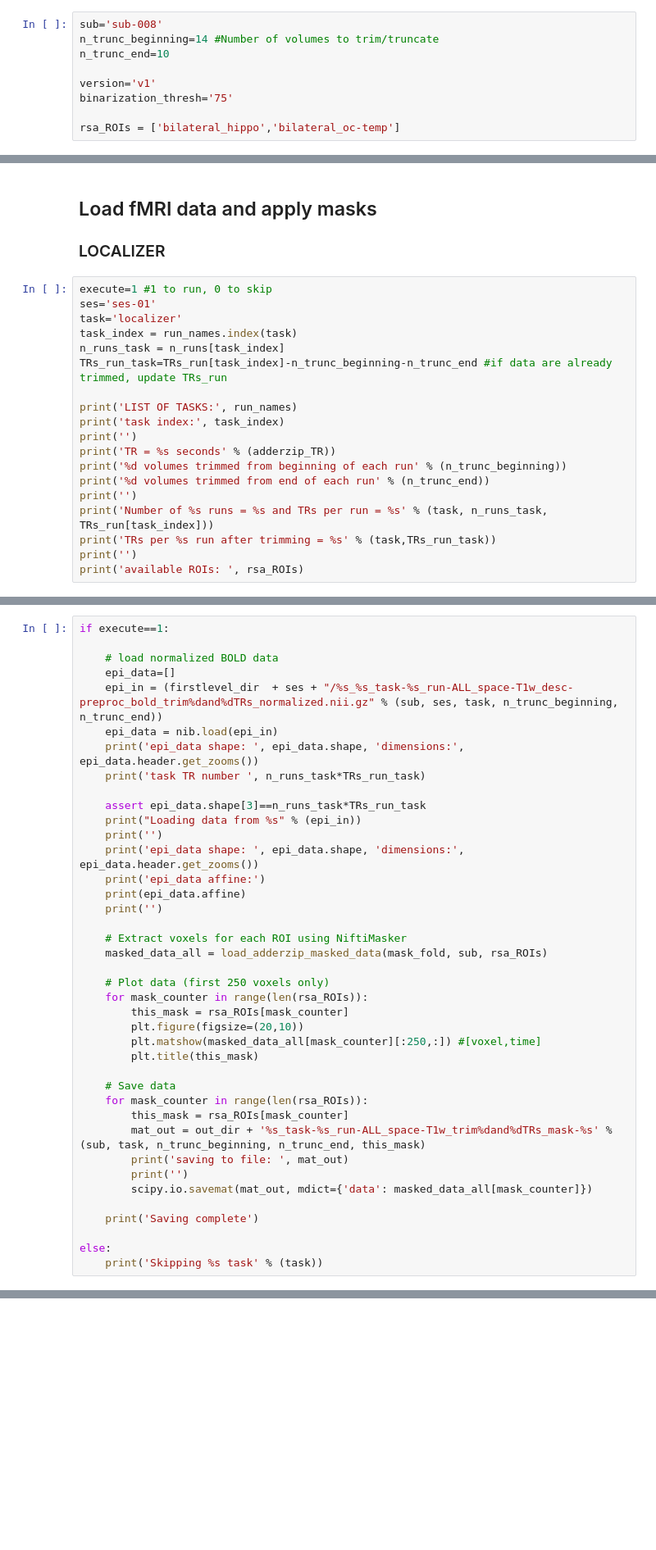
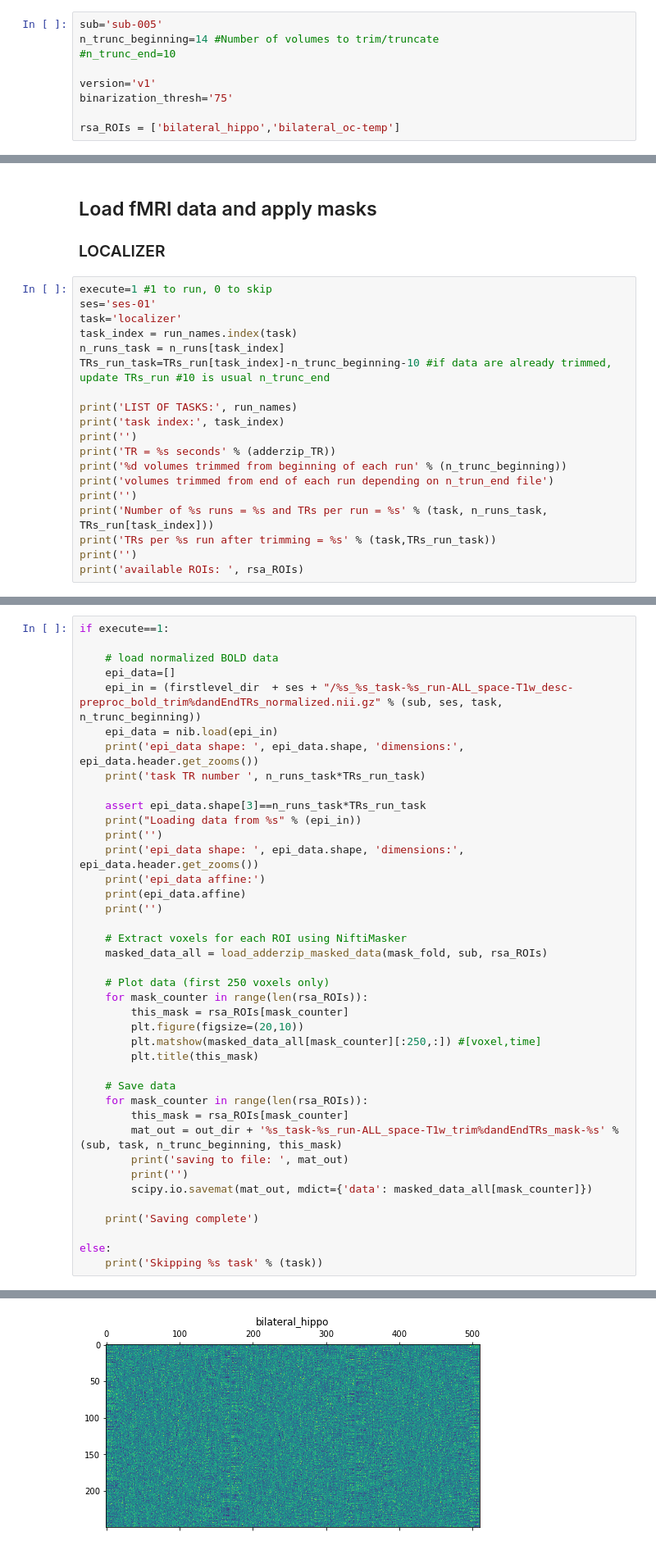
Before and after one commit to karinatachihara/pygers_adderzip, a Jupyter notebook: analysis/mainanalysis/02-extractROI_localizer_sub-005.ipynb, the cells around one changed output, grey strips where cells are left out. Shown: that part at 82% size. Saved outputs shown, nothing was run; the diff lists cells and outputs as text; blank space fills up the shorter version.

```diff
--- a/analysis/mainanalysis/02-extractROI_localizer_sub-005.ipynb
+++ b/analysis/mainanalysis/02-extractROI_localizer_sub-005.ipynb
@@ -11,9 +11,9 @@
 # %% [markdown]
 ## Define subject
 # %%
-sub='sub-008'
+sub='sub-005'
 n_trunc_beginning=14 #Number of volumes to trim/truncate
-n_trunc_end=10
+#n_trunc_end=10
 
 version='v1'
 binarization_thresh='75'
@@ -188,14 +189,14 @@ ses='ses-01'
 task='localizer'
 task_index = run_names.index(task)
 n_runs_task = n_runs[task_index]
-TRs_run_task=TRs_run[task_index]-n_trunc_beginning-n_trunc_end #if data are already trimmed, update TRs_run
+TRs_run_task=TRs_run[task_index]-n_trunc_beginning-10 #if data are already trimmed, update TRs_run #10 is usual n_trunc_end
 
 print('LIST OF TASKS:', run_names)
 print('task index:', task_index)
 print('')
 print('TR = %s seconds' % (adderzip_TR))
 print('%d volumes trimmed from beginning of each run' % (n_trunc_beginning))
-print('%d volumes trimmed from end of each run' % (n_trunc_end))
+print('volumes trimmed from end of each run depending on n_trun_end file')
 print('')
 print('Number of %s runs = %s and TRs per run = %s' % (task, n_runs_task, TRs_run[task_index]))
 print('TRs per %s run after trimming = %s' % (task,TRs_run_task))
@@ -218,7 +219,7 @@ if execute==1:
 
     # load normalized BOLD data
     epi_data=[]
-    epi_in = (firstlevel_dir  + ses + "/%s_%s_task-%s_run-ALL_space-T1w_desc-preproc_bold_trim%dand%dTRs_normalized.nii.gz" % (sub, ses, task, n_trunc_beginning, n_trunc_end))
+    epi_in = (firstlevel_dir  + ses + "/%s_%s_task-%s_run-ALL_space-T1w_desc-preproc_bold_trim%dandEndTRs_normalized.nii.gz" % (sub, ses, task, n_trunc_beginning))
     epi_data = nib.load(epi_in)
     print('epi_data shape: ', epi_data.shape, 'dimensions:', epi_data.header.get_zooms())
     print('task TR number ', n_runs_task*TRs_run_task)
@@ -244,7 +245,7 @@ if execute==1:
     # Save data
     for mask_counter in range(len(rsa_ROIs)):
         this_mask = rsa_ROIs[mask_counter]
-        mat_out = out_dir + '%s_task-%s_run-ALL_space-T1w_trim%dand%dTRs_mask-%s' % (sub, task, n_trunc_beginning, n_trunc_end, this_mask)
+        mat_out = out_dir + '%s_task-%s_run-ALL_space-T1w_trim%dandEndTRs_mask-%s' % (sub, task, n_trunc_beginning, this_mask)
         print('saving to file: ', mat_out)
         print('')
         scipy.io.savemat(mat_out, mdict={'data': masked_data_all[mask_counter]})
@@ -259,0 +276 @@ AssertionError:
+[figure, added]
```
Also changed, not shown: parts of 4 cells of this notebook, 18 other files.
